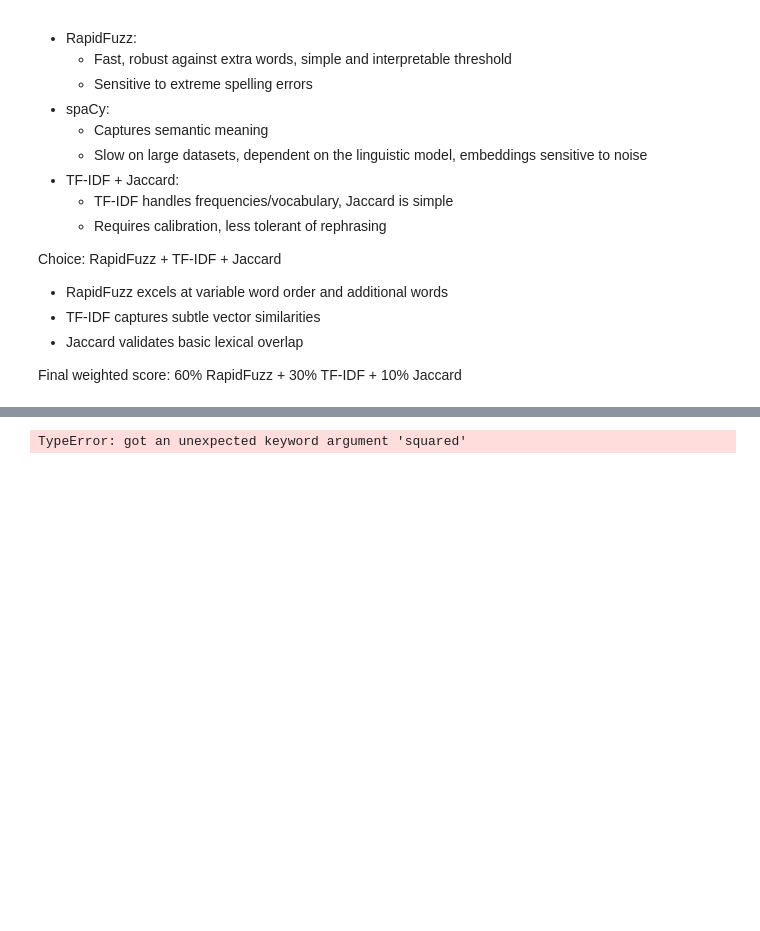
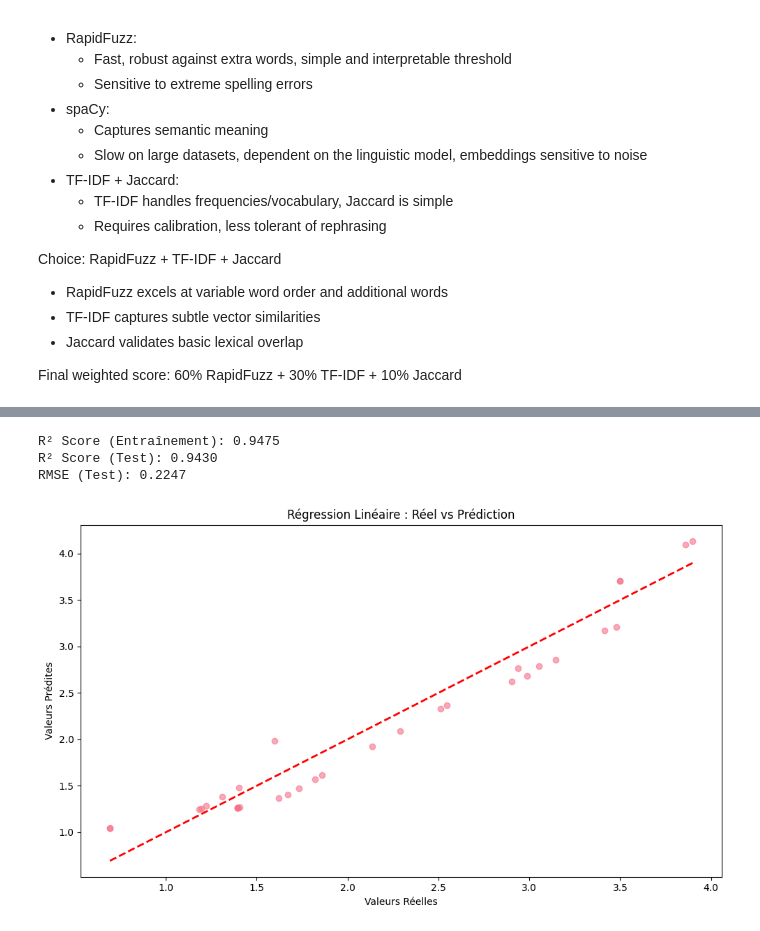
Before and after one commit to MaryaLatif/pi2-zacca, a Jupyter notebook: project.ipynb, the cells around one changed output, grey strips where cells are left out. Cells and saved outputs as stored; diff of their text form; code cells hidden in the pictures; blank space fills up the shorter version.

```diff
--- a/project.ipynb
+++ b/project.ipynb
@@ -1630,7 +1626,7 @@ finance_report.head()
 # Modèle de Prédiction avec Régression Linéaire :
 from sklearn.model_selection import train_test_split
 from sklearn.linear_model import LinearRegression
-from sklearn.metrics import r2_score, mean_squared_error
+from sklearn.metrics import r2_score, root_mean_squared_error
 
 # Préparer les données
 X = finance_report[[' Total Amount In USD', 'Transactions per day', 'Relative deviation']].dropna()
@@ -1638,32 +1634,35 @@ y = finance_report.loc[X.index, 'Velocity Score']
 
 # Diviser les données : 80% pour l'entraînement, 20% pour le test
 X_train, X_test, y_train, y_test = train_test_split(X, y, test_size=0.2, random_state=42)
 
 # Créer et entraîner le modèle
 model = LinearRegression()
 model.fit(X_train, y_train)
 
 # Faire des prédictions
 y_pred_train = model.predict(X_train)
 y_pred_test = model.predict(X_test)
 
 # Évaluer le modèle
 r2_train = r2_score(y_train, y_pred_train)
 r2_test = r2_score(y_test, y_pred_test)
-rmse_test = mean_squared_error(y_test, y_pred_test, squared=False)
+rmse_test = rmse_test = root_mean_squared_error(y_test, y_pred_test)
 
 print(f"R² Score (Entraînement): {r2_train:.4f}")
 print(f"R² Score (Test): {r2_test:.4f}")
 print(f"RMSE (Test): {rmse_test:.4f}")
 
 # Visualiser les résultats
 plt.figure(figsize=(10, 6))
 plt.scatter(y_test, y_pred_test, alpha=0.6)
 plt.plot([y_test.min(), y_test.max()], [y_test.min(), y_test.max()], 'r--', lw=2)
 plt.xlabel('Valeurs Réelles')
 plt.ylabel('Valeurs Prédites')
 plt.title('Régression Linéaire : Réel vs Prédiction')
 plt.tight_layout()
 plt.show()
 # %% [output]
-TypeError: got an unexpected keyword argument 'squared'
+R² Score (Entraînement): 0.9475
+R² Score (Test): 0.9430
+RMSE (Test): 0.2247
+[figure, added]
```
Also changed, not shown: parts of 7 cells of this notebook, 2 other files.
